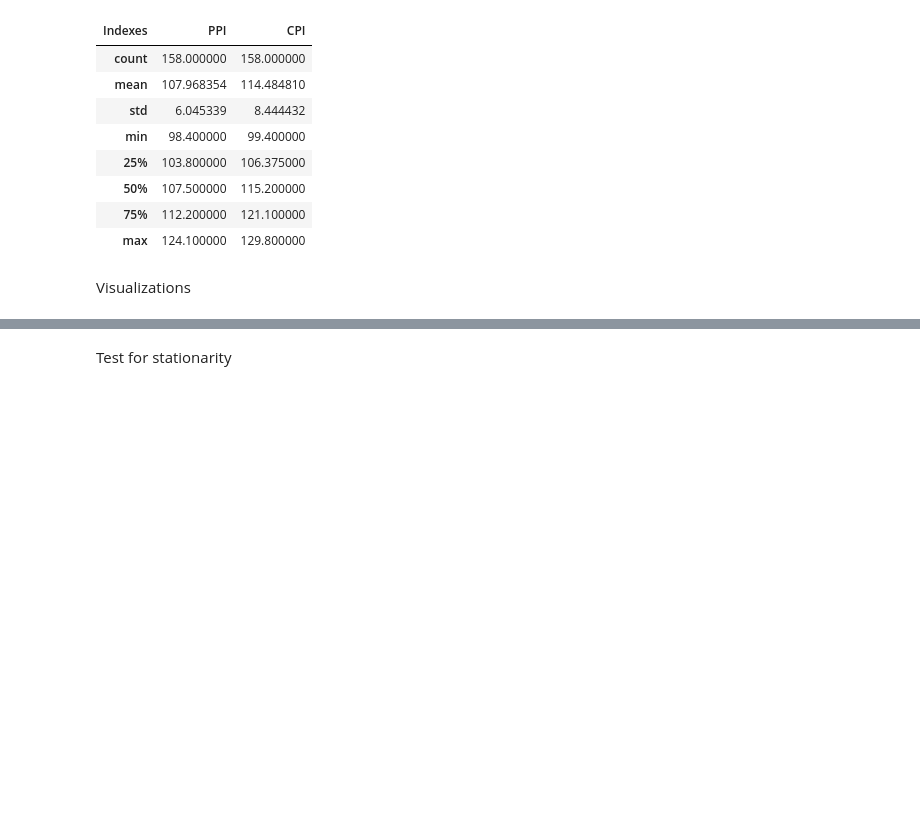
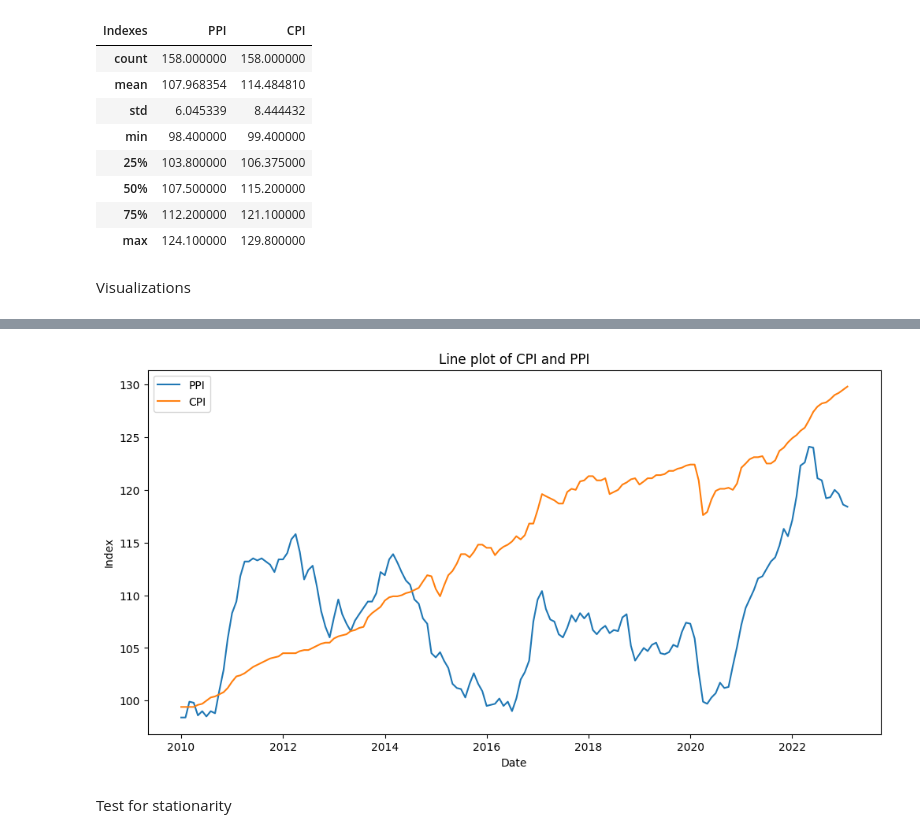
Before and after one commit to derrickgzq/fyp, a Jupyter notebook: fyp.ipynb, the cells around one changed output, grey strips where cells are left out. Cells and saved outputs as stored; diff of their text form; code cells hidden in the pictures; blank space fills up the shorter version.

```diff
--- a/fyp.ipynb
+++ b/fyp.ipynb
@@ -72,3 +62,13 @@ fig.show()
+# %%
+plt.figure(figsize = (12, 6))
+plt.plot(df)
+plt.xlabel('Date')
+plt.ylabel('Index')
+plt.title('Line plot of CPI and PPI')
+plt.legend(df)
+plt.show()
+# %% [output]
+[figure, added]
 # %% [markdown]
 Test for stationarity
 # %%
```
Also changed, not shown: parts of 17 cells of this notebook.
